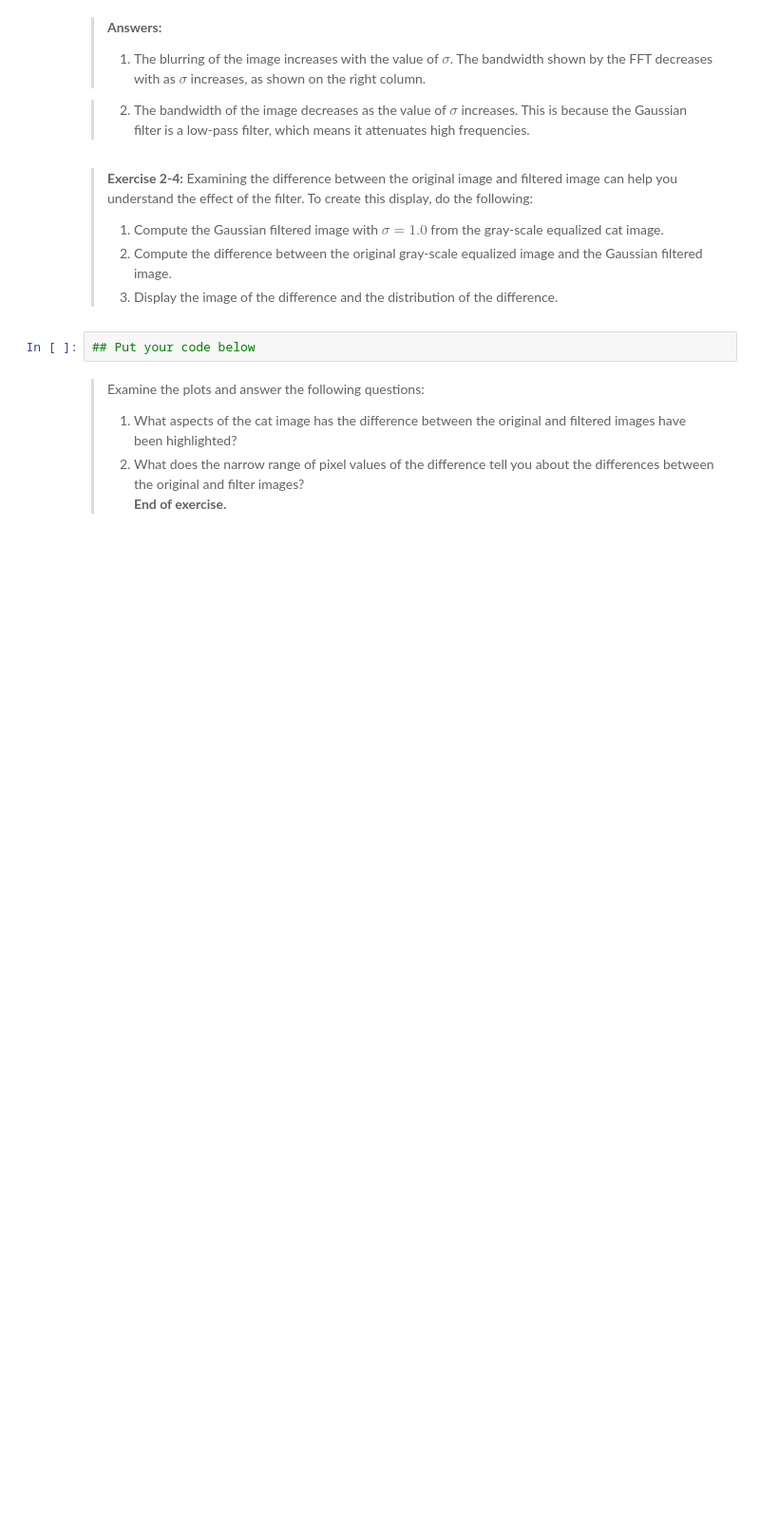
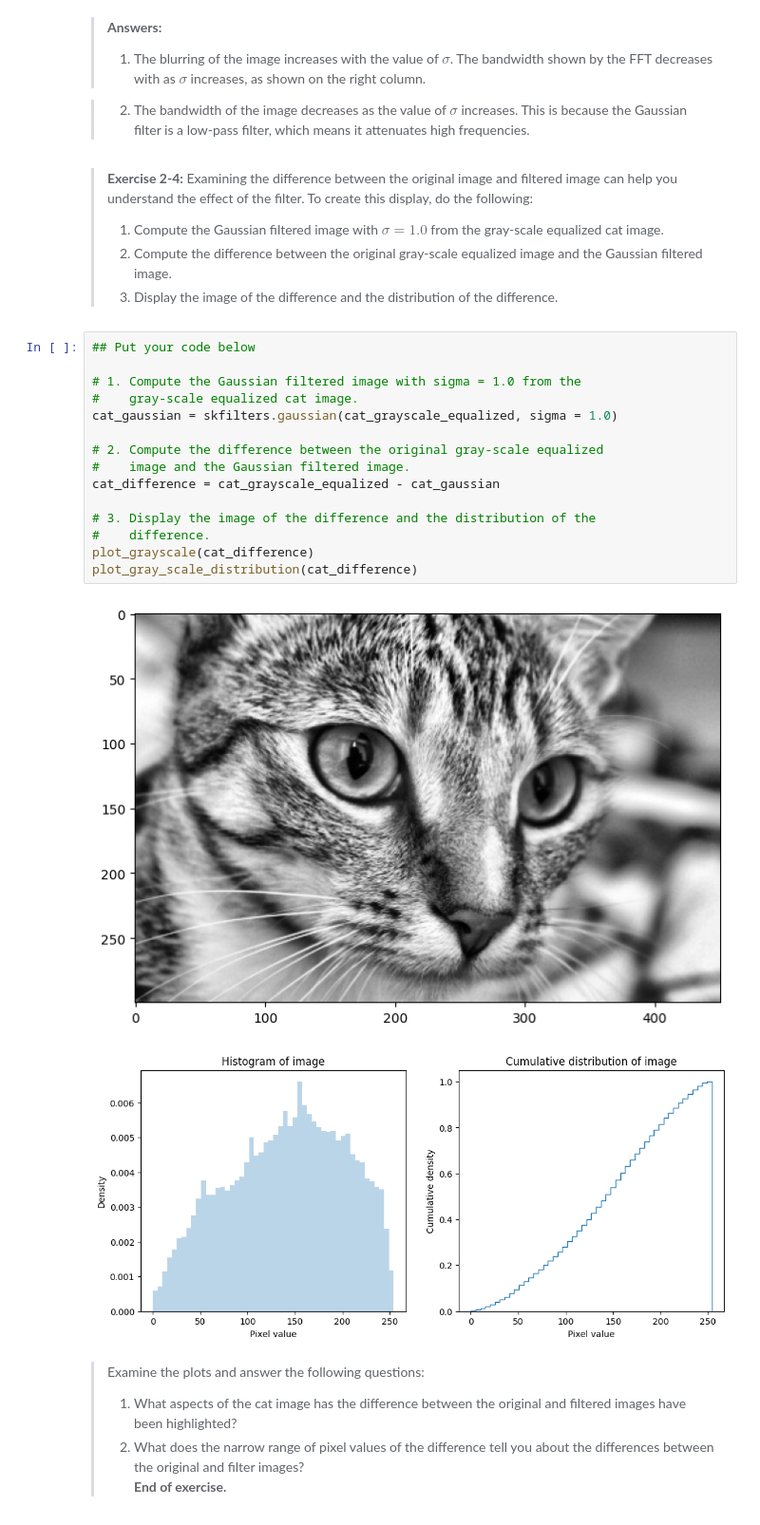
Before and after one commit to alvaroiramirez/CSCI_E-25, a Jupyter notebook: Labs/2_FilteringImages.ipynb, the cells around one changed output. Shown at 95% size. Drawn from its saved outputs; the diff is of its cells as text; blank space fills up the shorter version.

```diff
--- a/Labs/2_FilteringImages.ipynb
+++ b/Labs/2_FilteringImages.ipynb
@@ -305,6 +305,22 @@ plt.show()
 > 3. Display the image of the difference and the distribution of the difference.
 # %%
 ## Put your code below
+
+# 1. Compute the Gaussian filtered image with sigma = 1.0 from the
+#    gray-scale equalized cat image.
+cat_gaussian = skfilters.gaussian(cat_grayscale_equalized, sigma = 1.0)
+
+# 2. Compute the difference between the original gray-scale equalized
+#    image and the Gaussian filtered image.
+cat_difference = cat_grayscale_equalized - cat_gaussian
+
+# 3. Display the image of the difference and the distribution of the
+#    difference.
+plot_grayscale(cat_difference)
+plot_gray_scale_distribution(cat_difference)
+# %% [output]
+[figure, added]
+[figure, added]
 # %% [markdown]
 > Examine the plots and answer the following questions:
 > 1. What aspects of the cat image has the difference between the original and filtered images have been highlighted?
```
Also changed, not shown: parts of 2 cells of this notebook.
